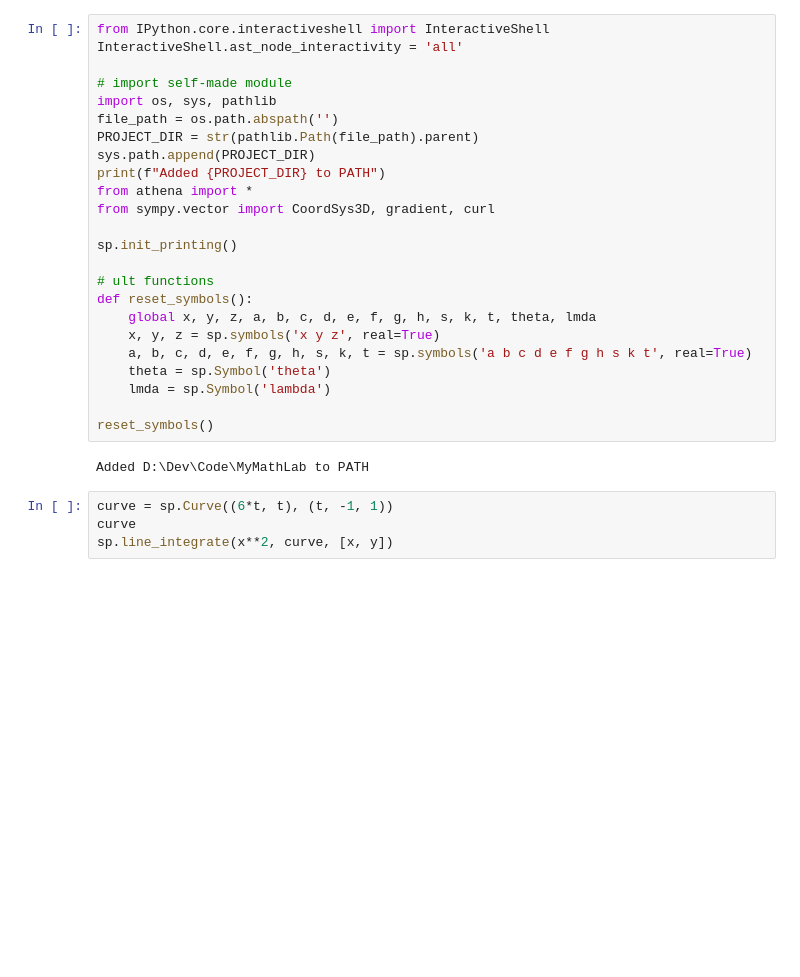
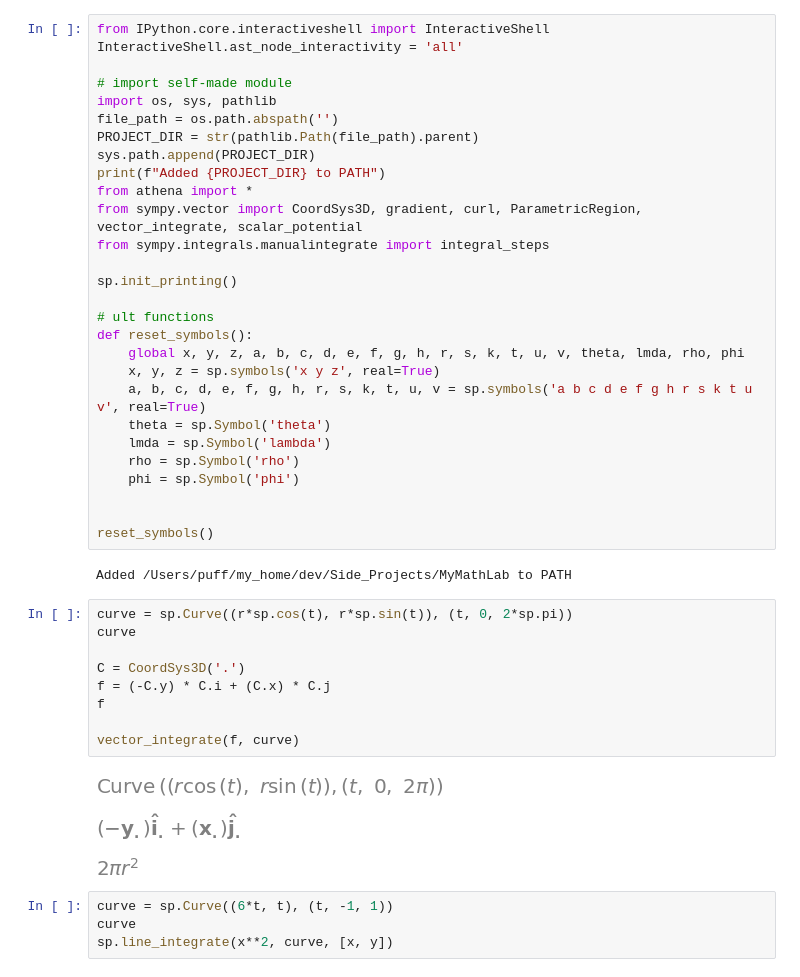
Before and after one commit to jet-c-21/MyMathLab, a Jupyter notebook: MultivarCal/14. Line Integral.ipynb, the cells around one changed output. Drawn from its saved outputs; the diff is of its cells as text; blank space fills up the shorter version.

```diff
--- a/MultivarCal/14. Line Integral.ipynb
+++ b/MultivarCal/14. Line Integral.ipynb
@@ -9,21 +9,38 @@ PROJECT_DIR = str(pathlib.Path(file_path).parent)
 sys.path.append(PROJECT_DIR)
 print(f"Added {PROJECT_DIR} to PATH")
 from athena import *
-from sympy.vector import CoordSys3D, gradient, curl
+from sympy.vector import CoordSys3D, gradient, curl, ParametricRegion, vector_integrate, scalar_potential
+from sympy.integrals.manualintegrate import integral_steps
 
 sp.init_printing()
 
 # ult functions
 def reset_symbols():
-    global x, y, z, a, b, c, d, e, f, g, h, s, k, t, theta, lmda
+    global x, y, z, a, b, c, d, e, f, g, h, r, s, k, t, u, v, theta, lmda, rho, phi
     x, y, z = sp.symbols('x y z', real=True)
-    a, b, c, d, e, f, g, h, s, k, t = sp.symbols('a b c d e f g h s k t', real=True)
+    a, b, c, d, e, f, g, h, r, s, k, t, u, v = sp.symbols('a b c d e f g h r s k t u v', real=True)
     theta = sp.Symbol('theta')
     lmda = sp.Symbol('lambda')
+    rho = sp.Symbol('rho')
+    phi = sp.Symbol('phi')
+
 
 reset_symbols()
 # %% [output]
-Added D:\Dev\Code\MyMathLab to PATH
+Added /Users/puff/my_home/dev/Side_Projects/MyMathLab to PATH
+# %%
+curve = sp.Curve((r*sp.cos(t), r*sp.sin(t)), (t, 0, 2*sp.pi))
+curve
+
+C = CoordSys3D('.')
+f = (-C.y) * C.i + (C.x) * C.j
+f
+
+vector_integrate(f, curve)
+# %% [output]
+[figure, added]
+[figure, added]
+[figure, added]
 # %%
 curve = sp.Curve((6*t, t), (t, -1, 1))
 curve
```
Also changed, not shown: 1 other file.
